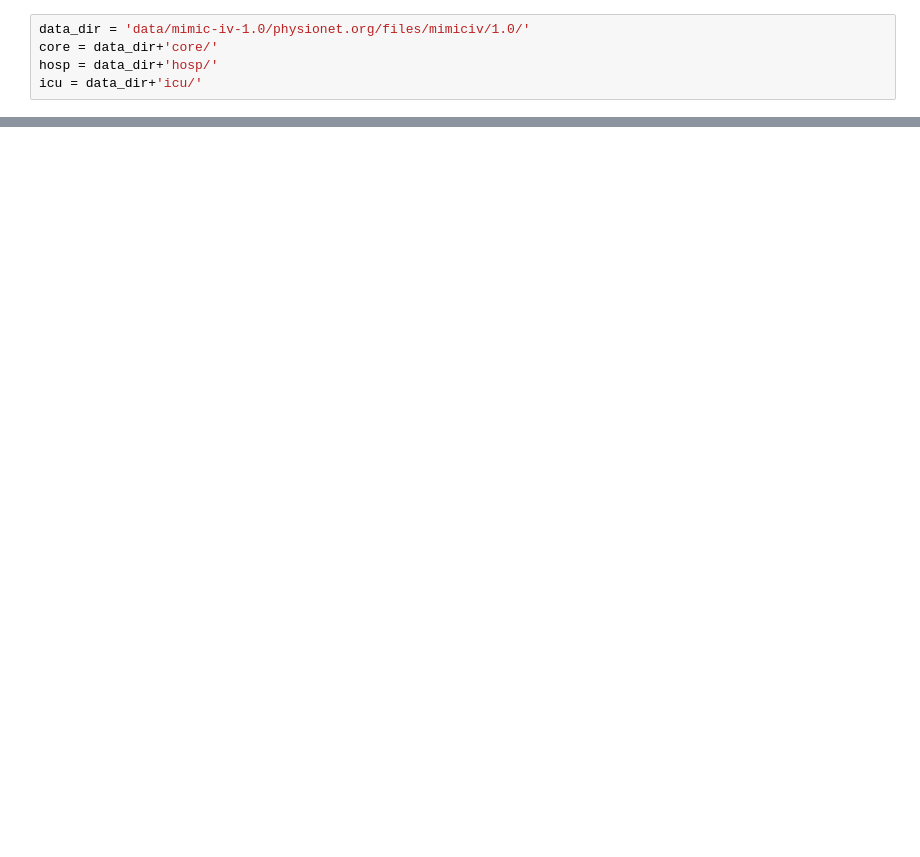
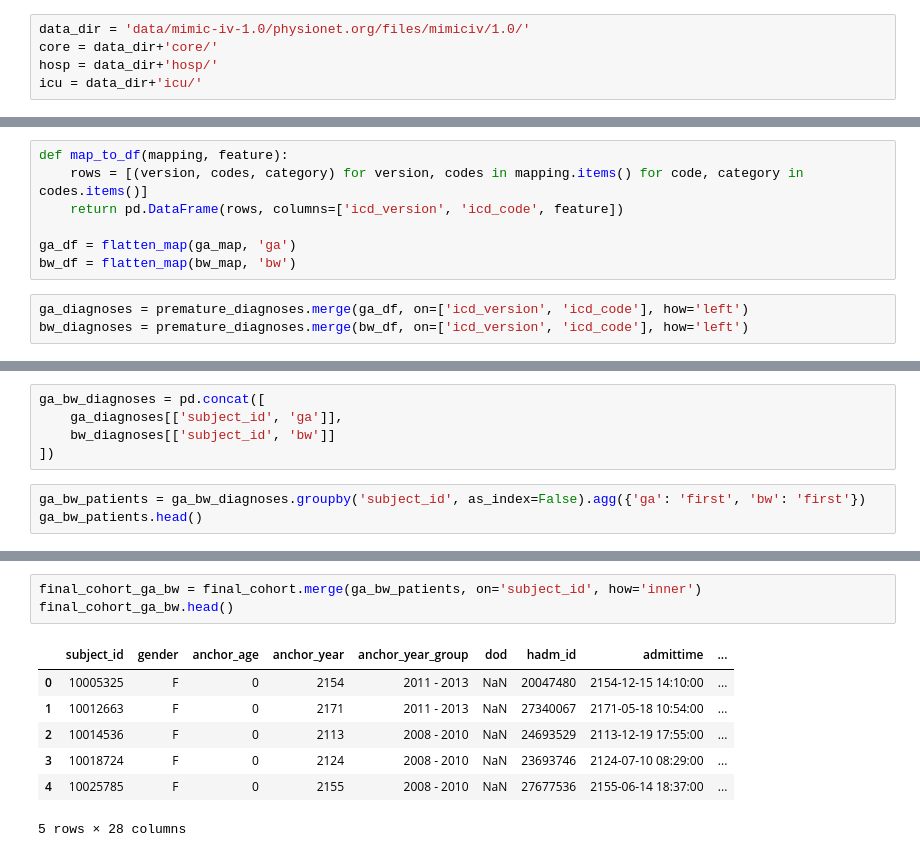
Before and after one commit to irith-kat/NICU-MP, a Jupyter notebook: initial_analysis.ipynb, the cells around one changed output, grey strips where cells are left out. Saved outputs shown, nothing was run; the diff lists cells and outputs as text; blank space fills up the shorter version.

```diff
--- a/initial_analysis.ipynb
+++ b/initial_analysis.ipynb
@@ -96,0 +182,10 @@ Name: count, dtype: int64
+# %%
+def map_to_df(mapping, feature):
+    rows = [(version, codes, category) for version, codes in mapping.items() for code, category in codes.items()]
+    return pd.DataFrame(rows, columns=['icd_version', 'icd_code', feature])
+
+ga_df = flatten_map(ga_map, 'ga')
+bw_df = flatten_map(bw_map, 'bw')
+# %%
+ga_diagnoses = premature_diagnoses.merge(ga_df, on=['icd_version', 'icd_code'], how='left')
+bw_diagnoses = premature_diagnoses.merge(bw_df, on=['icd_version', 'icd_code'], how='left')
@@ -96,0 +207,8 @@ Name: count, dtype: int64
+# %%
+ga_bw_diagnoses = pd.concat([
+    ga_diagnoses[['subject_id', 'ga']],
+    bw_diagnoses[['subject_id', 'bw']]
+])
+# %%
+ga_bw_patients = ga_bw_diagnoses.groupby('subject_id', as_index=False).agg({'ga': 'first', 'bw': 'first'})
+ga_bw_patients.head()
@@ -96,0 +238,11 @@ Name: count, dtype: int64
+# %%
+final_cohort_ga_bw = final_cohort.merge(ga_bw_patients, on='subject_id', how='inner')
+final_cohort_ga_bw.head()
+# %% [output]
+|  | subject_id | gender | anchor_age | anchor_year | anchor_year_group | dod | hadm_id | admittime | ... |
+| 0 | 10005325 | F | 0 | 2154 | 2011 - 2013 | NaN | 20047480 | 2154-12-15 14:10:00 | ... |
+| 1 | 10012663 | F | 0 | 2171 | 2011 - 2013 | NaN | 27340067 | 2171-05-18 10:54:00 | ... |
+| 2 | 10014536 | F | 0 | 2113 | 2008 - 2010 | NaN | 24693529 | 2113-12-19 17:55:00 | ... |
+| 3 | 10018724 | F | 0 | 2124 | 2008 - 2010 | NaN | 23693746 | 2124-07-10 08:29:00 | ... |
+| 4 | 10025785 | F | 0 | 2155 | 2008 - 2010 | NaN | 27677536 | 2155-06-14 18:37:00 | ... |
+5 rows × 28 columns
```
Also changed, not shown: parts of 34 cells of this notebook.
